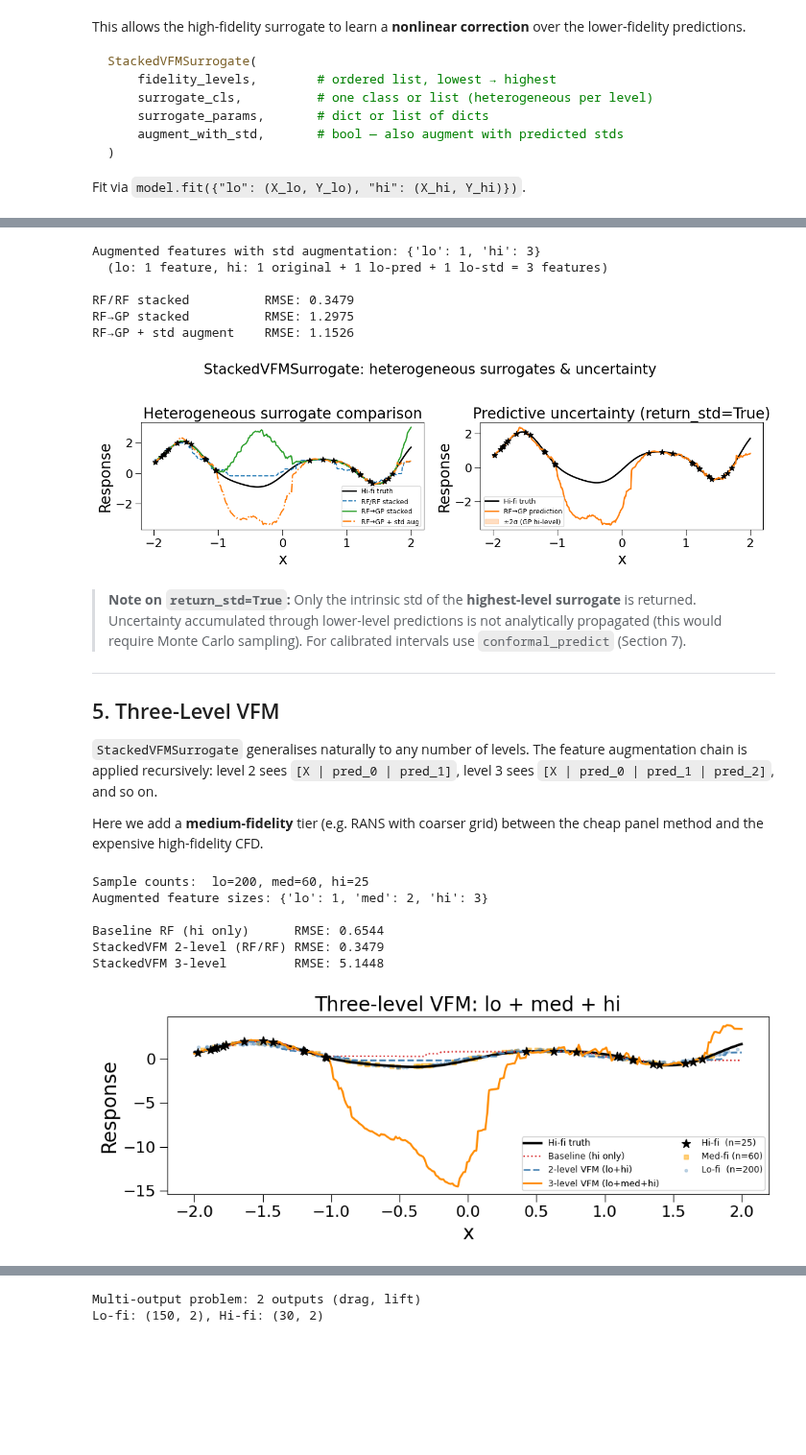
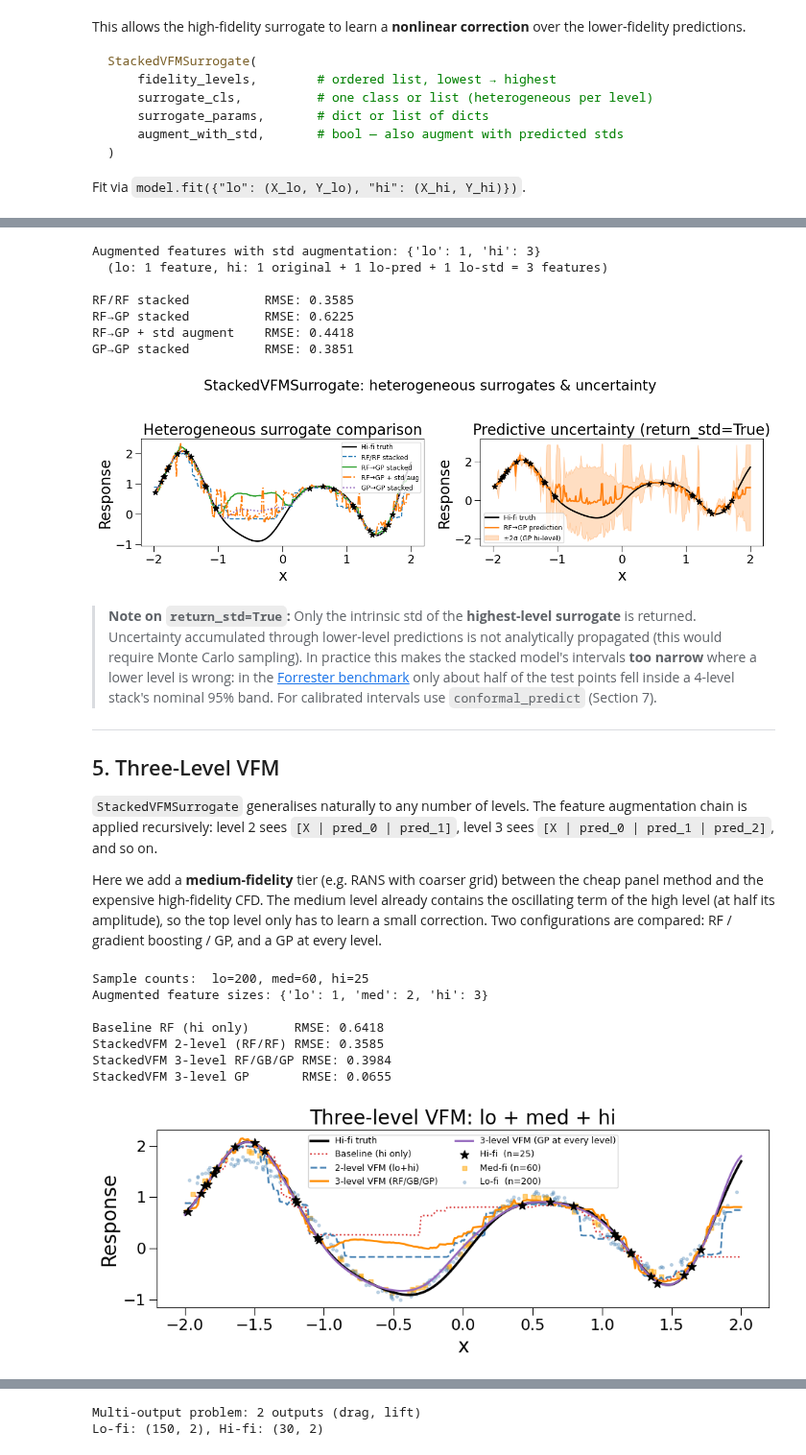
Before and after one commit to takotime808/multioutreg, a Jupyter notebook: docs/tutorials/multi_fidelity_surrogates.ipynb, the cells around one changed output, grey strips where cells are left out. Shown at 96% size. Saved outputs shown, nothing was run; the diff lists cells and outputs as text; code cells hidden in the pictures; blank space fills up the shorter version.

```diff
--- a/docs/tutorials/multi_fidelity_surrogates.ipynb
+++ b/docs/tutorials/multi_fidelity_surrogates.ipynb
@@ -277,19 +278,29 @@ stacked_std = StackedVFMSurrogate(
 stacked_std.fit(data)
 Y_std_pred, Y_std_unc = stacked_std.predict(X_test, return_std=True)
 
+# GP at both levels
+stacked_gp_gp = StackedVFMSurrogate(
+    fidelity_levels=["lo", "hi"],
+    surrogate_cls=GaussianProcessSurrogate,
+)
+stacked_gp_gp.fit(data)
+Y_gp_gp = stacked_gp_gp.predict(X_test)
+
 print("Augmented features with std augmentation:", stacked_std.augmented_n_features_per_level_)
 print("  (lo: 1 feature, hi: 1 original + 1 lo-pred + 1 lo-std = 3 features)")
 print()
 print(f"RF/RF stacked          RMSE: {rmse(Y_test, Y_stacked).item():.4f}")
 print(f"RF→GP stacked          RMSE: {rmse(Y_test, Y_rf_gp).item():.4f}")
 print(f"RF→GP + std augment    RMSE: {rmse(Y_test, Y_std_pred).item():.4f}")
+print(f"GP→GP stacked          RMSE: {rmse(Y_test, Y_gp_gp).item():.4f}")
 # %% [output]
 Augmented features with std augmentation: {'lo': 1, 'hi': 3}
   (lo: 1 feature, hi: 1 original + 1 lo-pred + 1 lo-std = 3 features)
 
-RF/RF stacked          RMSE: 0.3479
-RF→GP stacked          RMSE: 1.2975
-RF→GP + std augment    RMSE: 1.1526
+RF/RF stacked          RMSE: 0.3585
+RF→GP stacked          RMSE: 0.6225
+RF→GP + std augment    RMSE: 0.4418
+GP→GP stacked          RMSE: 0.3851
 # %%
 fig, axes = plt.subplots(1, 2, figsize=(13, 4))
 
@@ -299,6 +310,7 @@ ax.plot(X_test, Y_test,      'k-',         lw=2,   label='Hi-fi truth')
 ax.plot(X_test, Y_stacked,   'tab:blue',   lw=1.5, ls='--', label='RF/RF stacked')
 ax.plot(X_test, Y_rf_gp,     'tab:green',  lw=1.8, label='RF→GP stacked')
 ax.plot(X_test, Y_std_pred,  'tab:orange', lw=1.8, ls='-.', label='RF→GP + std aug')
+ax.plot(X_test, Y_gp_gp,     'tab:purple', lw=1.8, ls=':', label='GP→GP stacked')
 ax.scatter(X_hi, Y_hi, s=60, c='k', marker='*', zorder=5)
 ax.set_xlabel('x'); ax.set_ylabel('Response')
 ax.set_title('Heterogeneous surrogate comparison')
@@ -321,9 +333,9 @@ plt.suptitle('StackedVFMSurrogate: heterogeneous surrogates & uncertainty', y=1.
 plt.tight_layout()
 plt.show()
 # %% [output]
-[figure, old version]
+[figure, new version]
 # %% [markdown]
-> **Note on `return_std=True`:** Only the intrinsic std of the **highest-level surrogate** is returned. Uncertainty accumulated through lower-level predictions is not analytically propagated (this would require Monte Carlo sampling). For calibrated intervals use `conformal_predict` (Section 7).
+> **Note on `return_std=True`:** Only the intrinsic std of the **highest-level surrogate** is returned. Uncertainty accumulated through lower-level predictions is not analytically propagated (this would require Monte Carlo sampling). In practice this makes the stacked model's intervals **too narrow** where a lower level is wrong: in the [Forrester benchmark](https://github.com/takotime808/multioutreg/blob/main/examples/mf_surrogates.ipynb) only about half of the test points fell inside a 4-level stack's nominal 95% band. For calibrated intervals use `conformal_predict` (Section 7).
 
 ---
 <a id='three'></a>
@@ -331,7 +343,7 @@ plt.show()
 
 `StackedVFMSurrogate` generalises naturally to any number of levels. The feature augmentation chain is applied recursively: level 2 sees `[X | pred_0 | pred_1]`, level 3 sees `[X | pred_0 | pred_1 | pred_2]`, and so on.
 
-Here we add a **medium-fidelity** tier (e.g. RANS with coarser grid) between the cheap panel method and the expensive high-fidelity CFD.
+Here we add a **medium-fidelity** tier (e.g. RANS with coarser grid) between the cheap panel method and the expensive high-fidelity CFD. The medium level already contains the oscillating term of the high level (at half its amplitude), so the top level only has to learn a small correction. Two configurations are compared: RF / gradient boosting / GP, and a GP at every level.
 # %%
 def med_fi(x):
     """Medium-fidelity response — closer to hi-fi than lo-fi, but cheaper."""
@@ -359,38 +371,48 @@ stacked_3.fit(data_3)
 
 Y_3 = stacked_3.predict(X_test)
 
+stacked_3_gp = StackedVFMSurrogate(
+    fidelity_levels=["lo", "med", "hi"],
+    surrogate_cls=GaussianProcessSurrogate,   # GP at every level
+)
+stacked_3_gp.fit(data_3)
+Y_3_gp = stacked_3_gp.predict(X_test)
+
 print("Sample counts:  lo=%d, med=%d, hi=%d" % (N_LO, N_MED, N_HI))
 print("Augmented feature sizes:", stacked_3.augmented_n_features_per_level_)
 print()
 print(f"Baseline RF (hi only)      RMSE: {rmse(Y_test, Y_baseline).item():.4f}")
 print(f"StackedVFM 2-level (RF/RF) RMSE: {rmse(Y_test, Y_stacked).item():.4f}")
-print(f"StackedVFM 3-level         RMSE: {rmse(Y_test, Y_3).item():.4f}")
+print(f"StackedVFM 3-level RF/GB/GP RMSE: {rmse(Y_test, Y_3).item():.4f}")
+print(f"StackedVFM 3-level GP       RMSE: {rmse(Y_test, Y_3_gp).item():.4f}")
 # %% [output]
 Sample counts:  lo=200, med=60, hi=25
 Augmented feature sizes: {'lo': 1, 'med': 2, 'hi': 3}
 
-Baseline RF (hi only)      RMSE: 0.6544
-StackedVFM 2-level (RF/RF) RMSE: 0.3479
-StackedVFM 3-level         RMSE: 5.1448
+Baseline RF (hi only)      RMSE: 0.6418
+StackedVFM 2-level (RF/RF) RMSE: 0.3585
+StackedVFM 3-level RF/GB/GP RMSE: 0.3984
+StackedVFM 3-level GP       RMSE: 0.0655
 # %%
 fig, ax = plt.subplots(figsize=(10, 4))
 
 ax.plot(X_test, Y_test,      'k-',        lw=2.5, label='Hi-fi truth')
 ax.plot(X_test, Y_baseline,  'tab:red',   lw=1.5, ls=':', label='Baseline (hi only)')
 ax.plot(X_test, Y_stacked,   'steelblue', lw=1.8, ls='--', label='2-level VFM (lo+hi)')
-ax.plot(X_test, Y_3,         'darkorange',lw=2,   label='3-level VFM (lo+med+hi)')
+ax.plot(X_test, Y_3,         'darkorange',lw=2,   label='3-level VFM (RF/GB/GP)')
+ax.plot(X_test, Y_3_gp,      'tab:purple',lw=2,   label='3-level VFM (GP at every level)')
 
 ax.scatter(X_hi,  Y_hi,  s=80, c='k',       marker='*', zorder=5, label=f'Hi-fi  (n={N_HI})')
 ax.scatter(X_med, Y_med, s=20, c='orange',   marker='s', alpha=0.5, label=f'Med-fi (n={N_MED})')
 ax.scatter(X_lo,  Y_lo,  s=8,  c='steelblue',alpha=0.3,            label=f'Lo-fi  (n={N_LO})')
 
 ax.set_xlabel('x'); ax.set_ylabel('Response')
 ax.set_title('Three-level VFM: lo + med + hi')
 ax.legend(fontsize=9, ncol=2)
 plt.tight_layout()
 plt.show()
 # %% [output]
-[figure, old version]
+[figure, new version]
 # %% [markdown]
 ---
 <a id='additive'></a>
```
Also changed, not shown: parts of 20 cells of this notebook, 14 other files.
